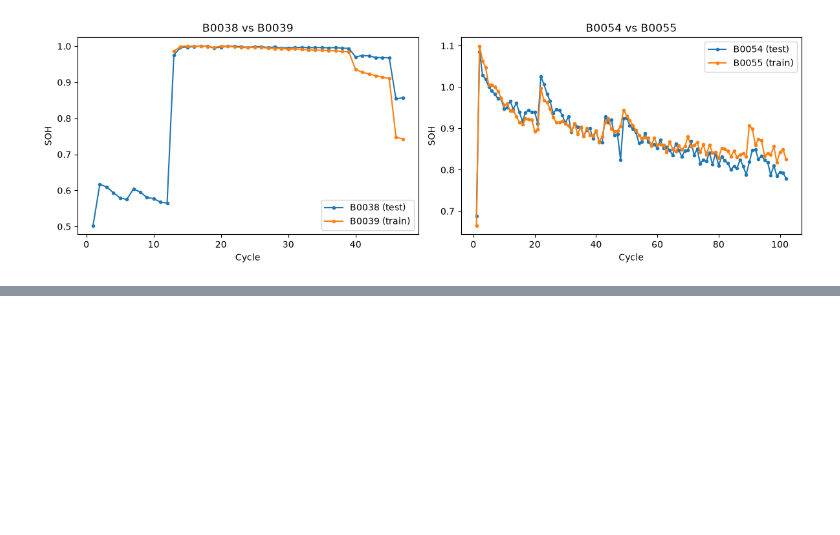
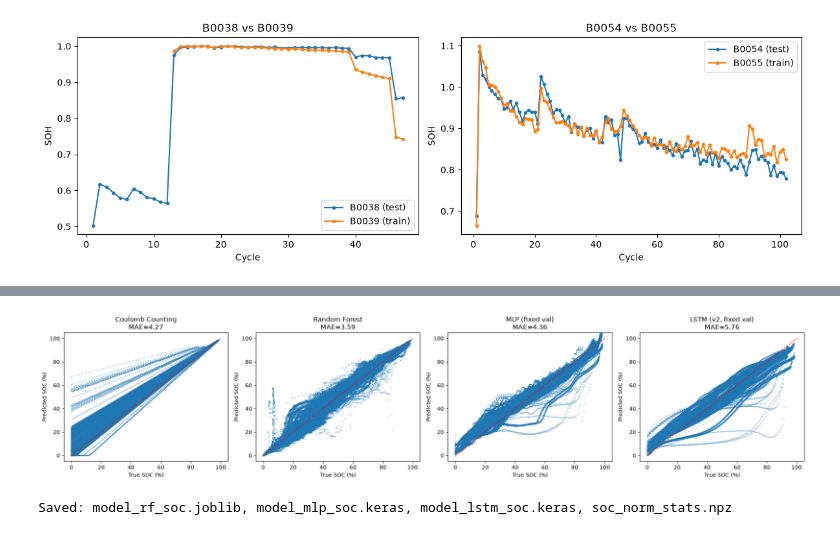
Before and after one commit to HarikeshopGCEK/BTECH_FINAL_YEAR_PROJECT, a Jupyter notebook: NASA Dataset/Model/SoC_study/01_SOC_estimation.ipynb, the cells around one changed output, grey strips where cells are left out. Cells and saved outputs as stored; diff of their text form; code cells hidden in the pictures; blank space fills up the shorter version.

```diff
--- a/NASA Dataset/Model/SoC_study/01_SOC_estimation.ipynb
+++ b/NASA Dataset/Model/SoC_study/01_SOC_estimation.ipynb
@@ -774,0 +872,23 @@ plt.show()
+# %%
+lstm2 = keras.Sequential([
+    keras.layers.Input(shape=(X_train_n.shape[1], X_train_n.shape[2])),
+    keras.layers.LSTM(32, dropout=0.2, recurrent_dropout=0.2),
+    keras.layers.Dense(16, activation='relu'),
+    keras.layers.Dropout(0.2),
+    keras.layers.Dense(1)
+])
+lstm2.compile(optimizer='adam', loss='mse')
+early_stop_lstm2 = EarlyStopping(monitor='val_loss', patience=8, restore_best_weights=True)
+
+history_lstm2 = lstm2.fit(
+    X_tr, y_tr,
+    validation_data=(X_val, y_val),
+    epochs=40, batch_size=512, verbose=1, callbacks=[early_stop_lstm2]
+)
+
+lstm2_pred = lstm2.predict(X_test_n, verbose=0).flatten()
+lstm2_mae = mean_absolute_error(y_test, lstm2_pred)
+lstm2_rmse = np.sqrt(mean_squared_error(y_test, lstm2_pred))
+lstm2_r2 = r2_score(y_test, lstm2_pred)
+print(f'LSTM (fixed val split) -> MAE: {lstm2_mae:.3f}  RMSE: {lstm2_rmse:.3f}  R2: {lstm2_r2:.4f}')
+print(f'Stopped at epoch {len(history_lstm2.history["loss"])}')
@@ -774,0 +1084,38 @@ plt.show()
+# %%
+fig, axes = plt.subplots(1, 4, figsize=(20, 4.5))
+
+final_model_data = [
+    ('Coulomb Counting', cc_true, cc_preds),
+    ('Random Forest', y_test, rf_pred),
+    ('MLP (fixed val)', y_test, mlp2_pred),
+    ('LSTM (v2, fixed val)', y_test, lstm2_pred),
+]
+
+for ax, (name, true_vals, pred_vals) in zip(axes, final_model_data):
+    ax.scatter(true_vals, pred_vals, s=2, alpha=0.3)
+    ax.plot([0, 100], [0, 100], 'r--', linewidth=1)
+    ax.set_xlabel('True SOC (%)')
+    ax.set_ylabel('Predicted SOC (%)')
+    ax.set_title(f'{name}\nMAE={dict(zip(final_results.Model, final_results["MAE (%)"]))[name.split(" (")[0] if "(" in name else name]:.2f}')
+    ax.set_xlim(-5, 105)
+    ax.set_ylim(-5, 105)
+
+plt.tight_layout()
+plt.savefig('soc_final_comparison.png', dpi=120)
+plt.show()
+# %% [output]
+[figure, added]
+# %%
+import joblib
+
+rf.set_params(n_jobs=1)  # smaller/cleaner pickle, avoids parallel-backend refs
+joblib.dump(rf, 'model_rf_soc.joblib')
+mlp2.save('model_mlp_soc.keras')
+lstm2.save('model_lstm_soc.keras')
+
+# save normalization stats too — needed at inference time on-device
+np.savez('soc_norm_stats.npz', mean=mean, std=std)
+
+print("Saved: model_rf_soc.joblib, model_mlp_soc.keras, model_lstm_soc.keras, soc_norm_stats.npz")
+# %% [output]
+Saved: model_rf_soc.joblib, model_mlp_soc.keras, model_lstm_soc.keras, soc_norm_stats.npz
```
Also changed, not shown: parts of 12 cells of this notebook, 3 other files.
